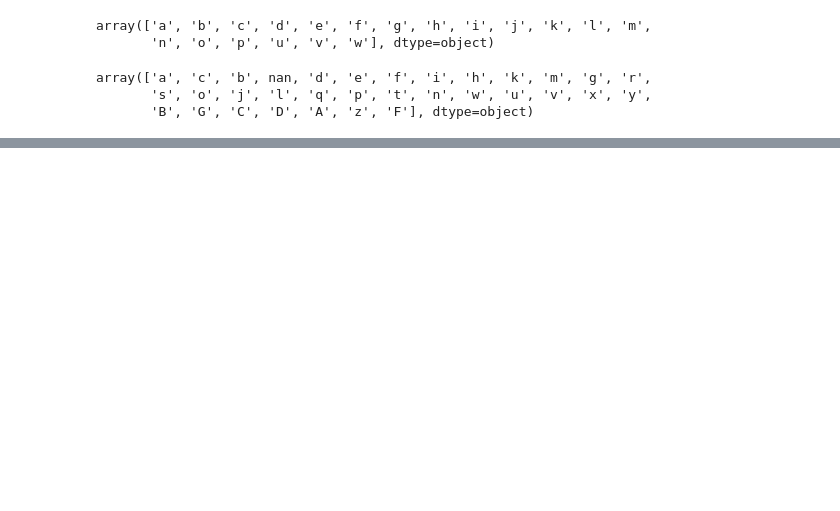
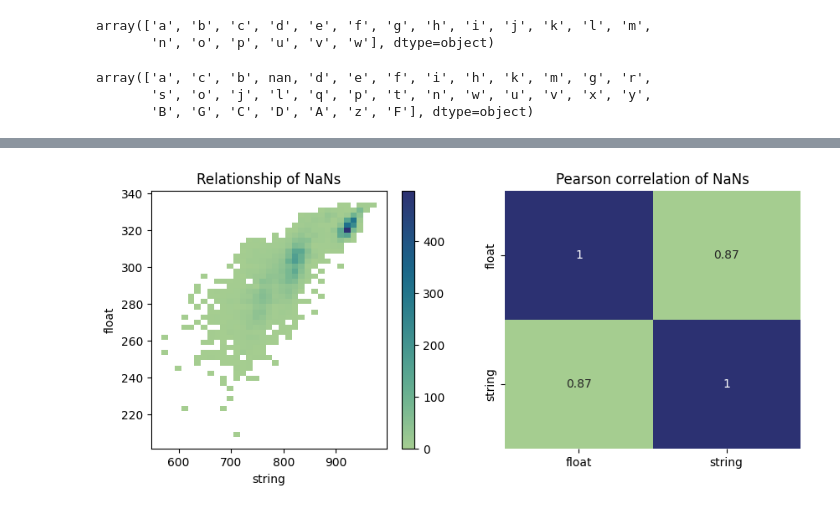
Before and after one commit to Axik0/ML_GB, a Jupyter notebook: DS_task.ipynb, the cells around one changed output, grey strips where cells are left out. Cells and saved outputs as stored; diff of their text form; code cells hidden in the pictures; blank space fills up the shorter version.

```diff
--- a/DS_task.ipynb
+++ b/DS_task.ipynb
@@ -129,0 +192,3 @@ that doesn't make any sense i.e. could be one-hot-encoded (columnwise) as it doe
+# %%
+float_part = train_df.select_dtypes(include=['float64'])
+float_part.describe()
@@ -129,0 +217,14 @@ that doesn't make any sense i.e. could be one-hot-encoded (columnwise) as it doe
+# %%
+#NaN relationship
+fig, ax = plt.subplots(1,2, figsize=(10,4))
+rel = pd.concat([float_part.isna().sum(axis=1), string_part.isna().sum(axis=1)], axis=1)
+ax[0].set_title('Relationship of NaNs')
+ax[0].set_xlabel('string')
+ax[0].set_ylabel('float')
+ax[0] = sns.histplot(rel, x=1, y=0, cbar=True, cmap='crest', ax=ax[0])
+ax[1].set_title('Pearson correlation of NaNs')
+ax[1] = sns.heatmap(rel.corr(), cmap='crest', ax=ax[1], xticklabels=['float','string'], yticklabels=['float','string'], annot=True, cbar=False)
+# h = sns.jointplot(rel, x=1, y=0, s=4)
+# h.set_axis_labels('string NaNs', 'float NaNs')
+# %% [output]
+[figure, added]
```
Also changed, not shown: parts of 32 cells of this notebook.
